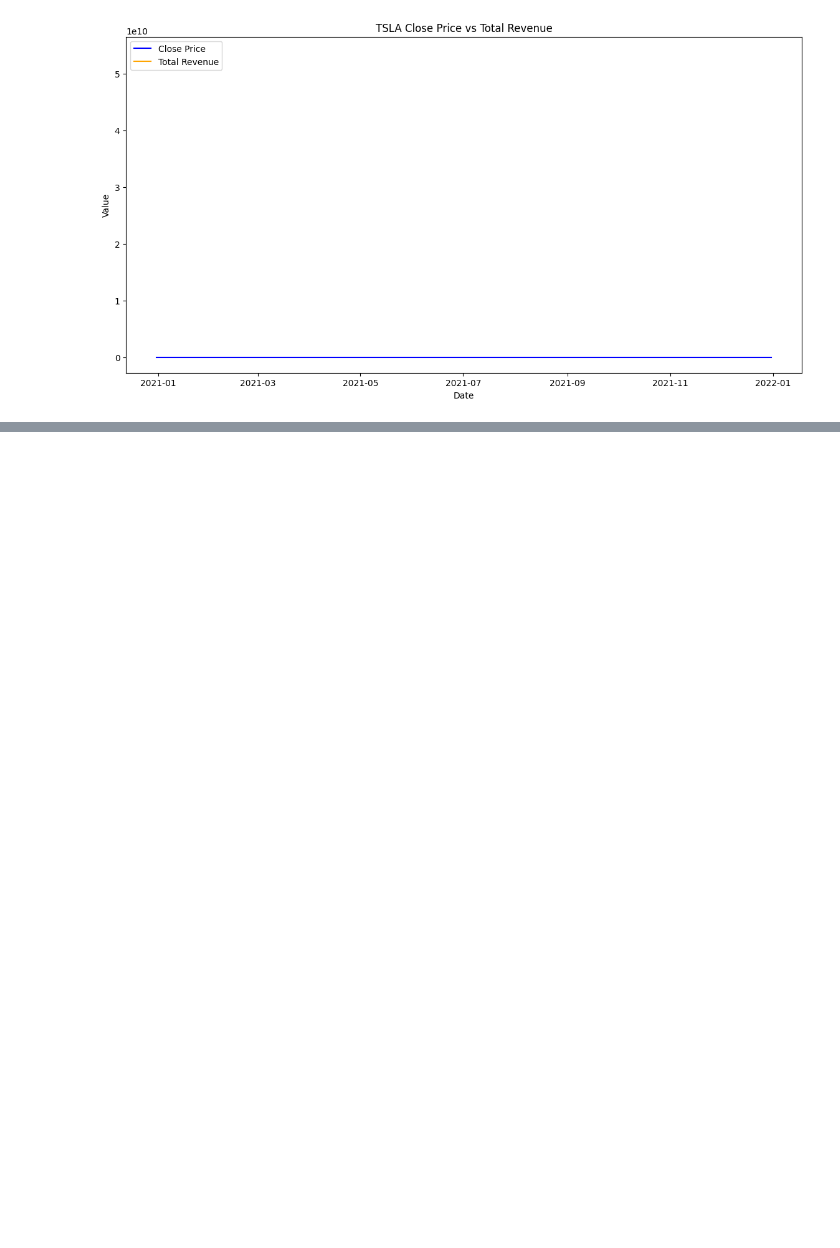
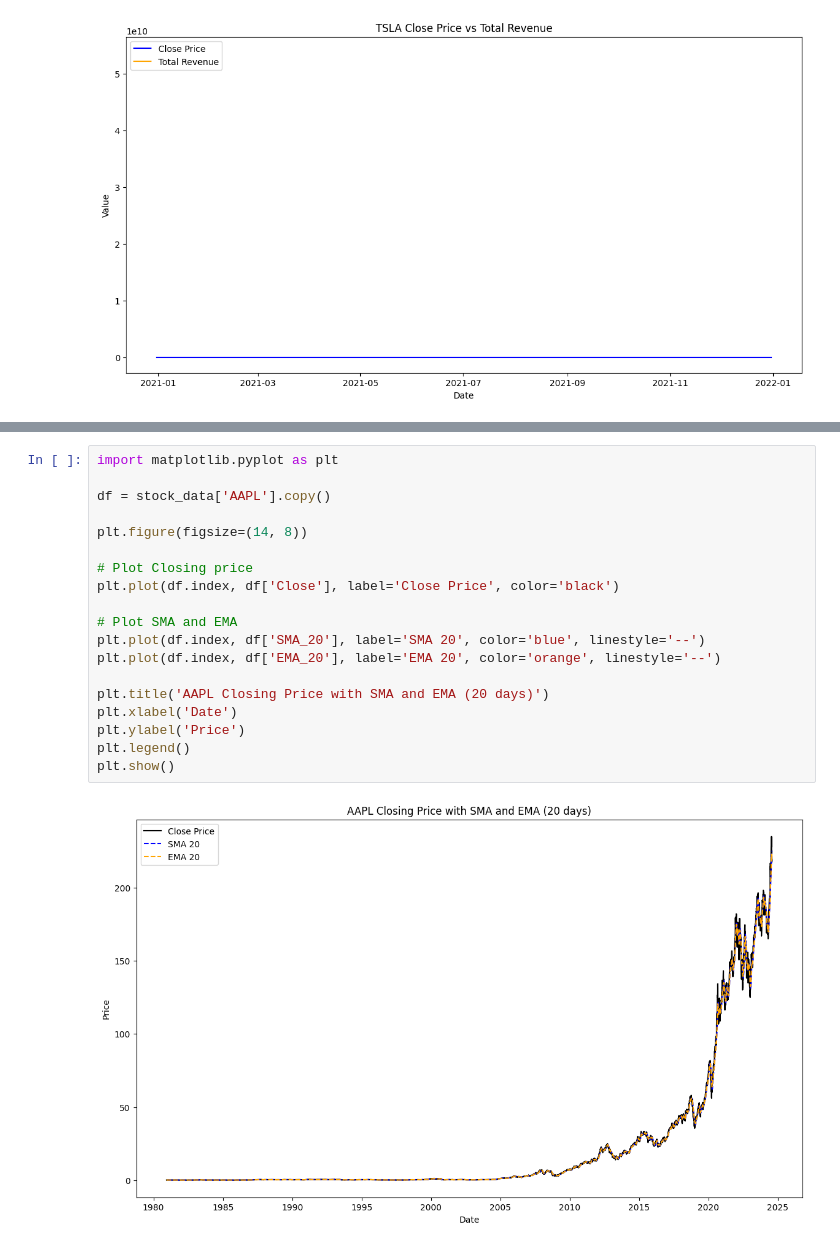
Before and after one commit to arsema-mz/predicting-price-challenge, a Jupyter notebook: notebooks/quantitative_analysis.ipynb, the cells around one changed output, grey strips where cells are left out. Cells and saved outputs as stored; diff of their text form; blank space fills up the shorter version.

```diff
--- a/notebooks/quantitative_analysis.ipynb
+++ b/notebooks/quantitative_analysis.ipynb
@@ -126,0 +354,21 @@ for ticker in tickers:
+# %%
+import matplotlib.pyplot as plt
+
+df = stock_data['AAPL'].copy()
+
+plt.figure(figsize=(14, 8))
+
+# Plot Closing price
+plt.plot(df.index, df['Close'], label='Close Price', color='black')
+
+# Plot SMA and EMA
+plt.plot(df.index, df['SMA_20'], label='SMA 20', color='blue', linestyle='--')
+plt.plot(df.index, df['EMA_20'], label='EMA 20', color='orange', linestyle='--')
+
+plt.title('AAPL Closing Price with SMA and EMA (20 days)')
+plt.xlabel('Date')
+plt.ylabel('Price')
+plt.legend()
+plt.show()
+# %% [output]
+[figure, added]
```
Also changed, not shown: parts of 12 cells of this notebook.
